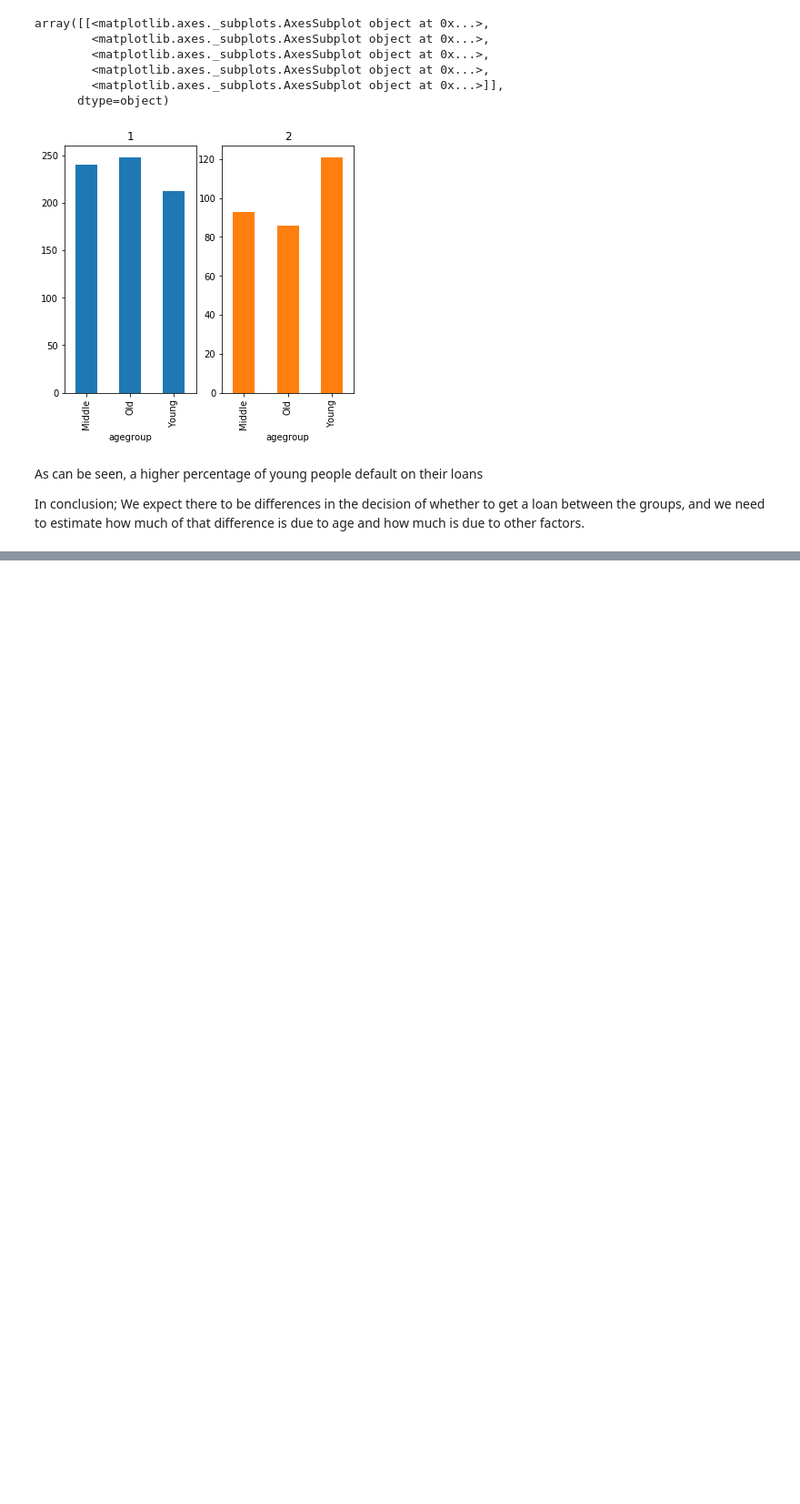
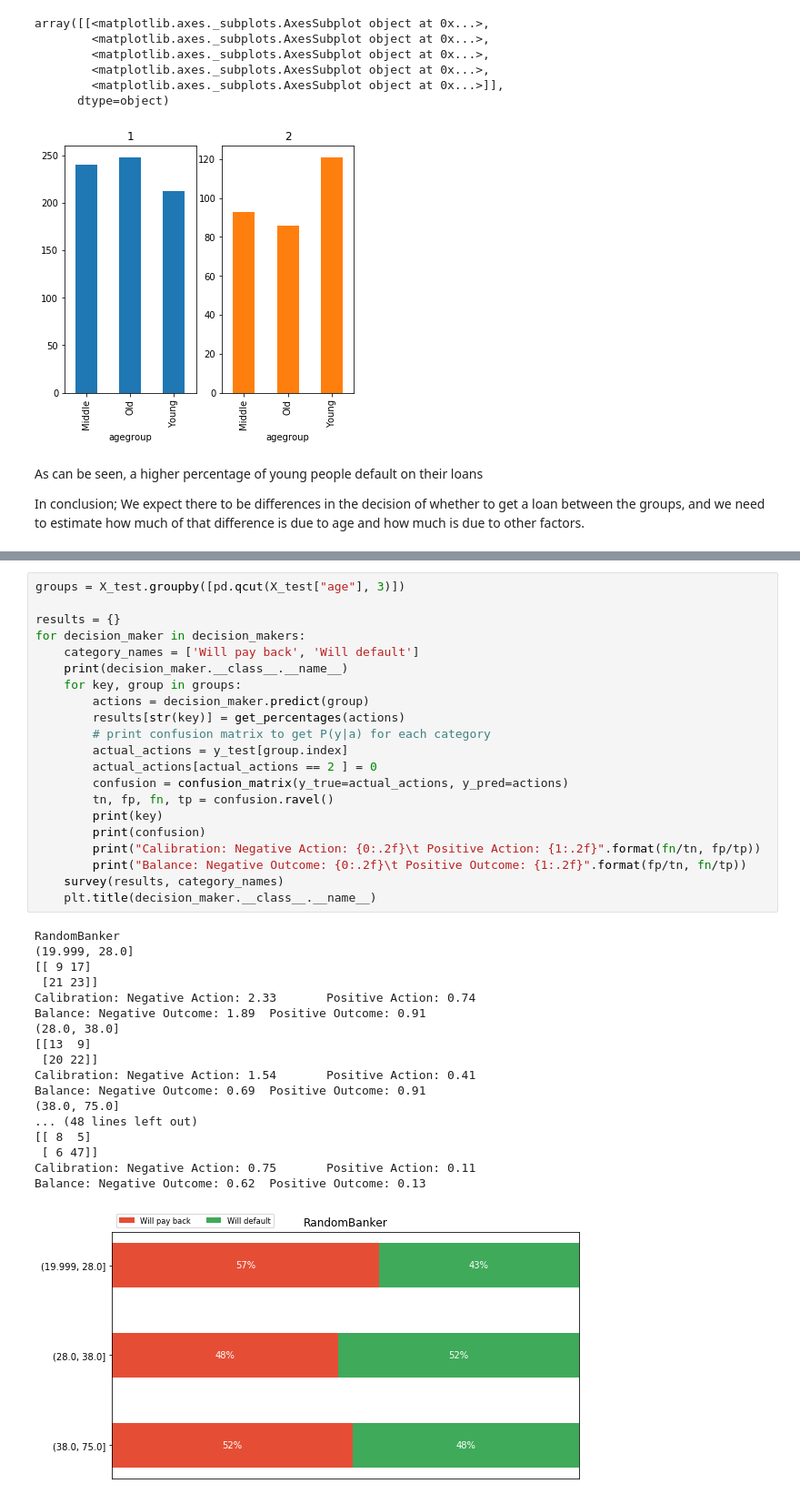
Before and after one commit to bjornite/IN-STK9000, a Jupyter notebook: Project 1/Part 3 charts Bjorn.ipynb, the cells around one changed output, grey strips where cells are left out. Shown: that part at 91% size. Drawn from its saved outputs; the diff is of its cells as text; blank space fills up the shorter version.

```diff
--- a/Project 1/Part 3 charts Bjorn.ipynb
+++ b/Project 1/Part 3 charts Bjorn.ipynb
@@ -120,0 +262,40 @@ In conclusion; We expect there to be differences in the decision of whether to g
+# %%
+groups = X_test.groupby([pd.qcut(X_test["age"], 3)])
+
+results = {}
+for decision_maker in decision_makers:
+    category_names = ['Will pay back', 'Will default']
+    print(decision_maker.__class__.__name__)
+    for key, group in groups:
+        actions = decision_maker.predict(group)
+        results[str(key)] = get_percentages(actions)
+        # print confusion matrix to get P(y|a) for each category
+        actual_actions = y_test[group.index]
+        actual_actions[actual_actions == 2 ] = 0
+        confusion = confusion_matrix(y_true=actual_actions, y_pred=actions)
+        tn, fp, fn, tp = confusion.ravel()
+        print(key)
+        print(confusion)
+        print("Calibration: Negative Action: {0:.2f}\t Positive Action: {1:.2f}".format(fn/tn, fp/tp))
+        print("Balance: Negative Outcome: {0:.2f}\t Positive Outcome: {1:.2f}".format(fp/tn, fn/tp))
+    survey(results, category_names)
+    plt.title(decision_maker.__class__.__name__)
+# %% [output]
+RandomBanker
+(19.999, 28.0]
+[[ 9 17]
+ [21 23]]
+Calibration: Negative Action: 2.33       Positive Action: 0.74
+Balance: Negative Outcome: 1.89  Positive Outcome: 0.91
+(28.0, 38.0]
+[[13  9]
+ [20 22]]
+Calibration: Negative Action: 1.54       Positive Action: 0.41
+Balance: Negative Outcome: 0.69  Positive Outcome: 0.91
+(38.0, 75.0]
+... (48 lines left out)
+[[ 8  5]
+ [ 6 47]]
+Calibration: Negative Action: 0.75       Positive Action: 0.11
+Balance: Negative Outcome: 0.62  Positive Outcome: 0.13
+[figure, added]
```
Also changed, not shown: parts of 19 cells of this notebook, 6 other files.
